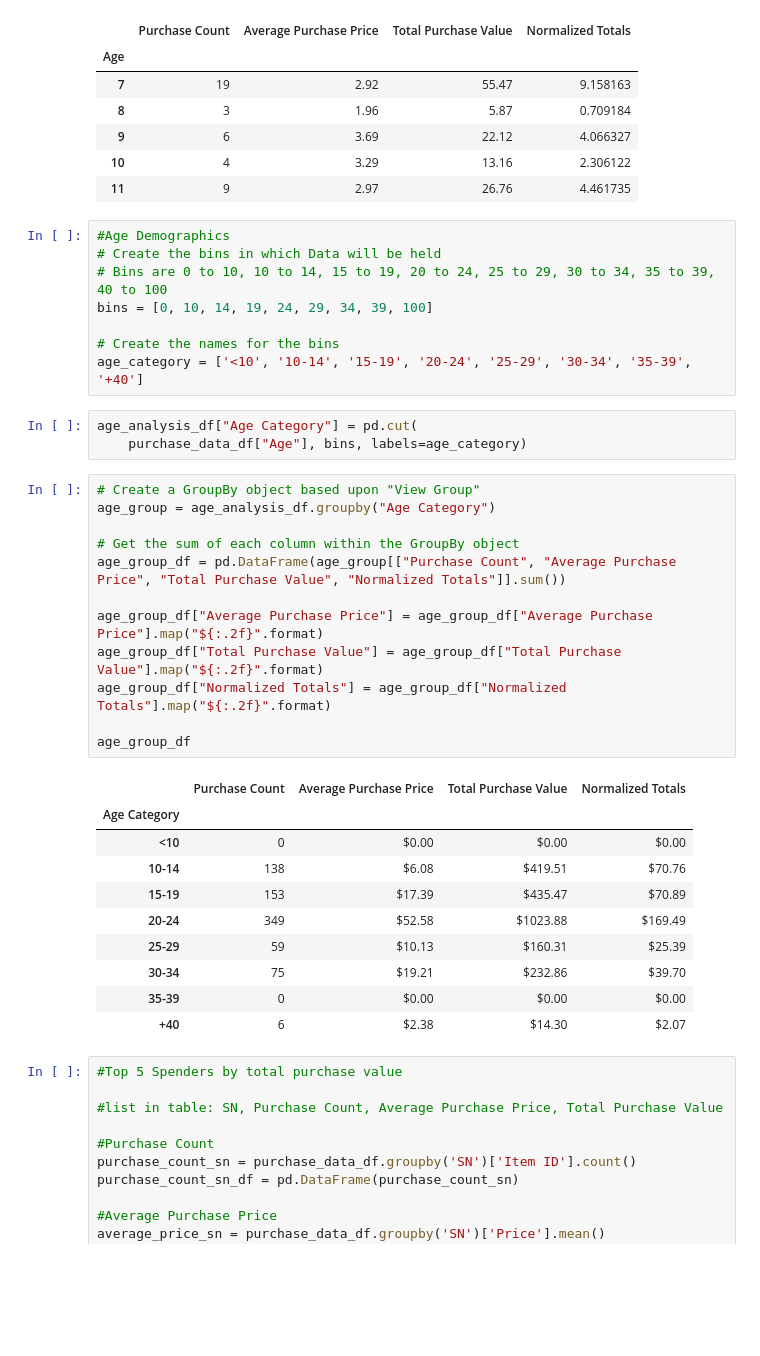
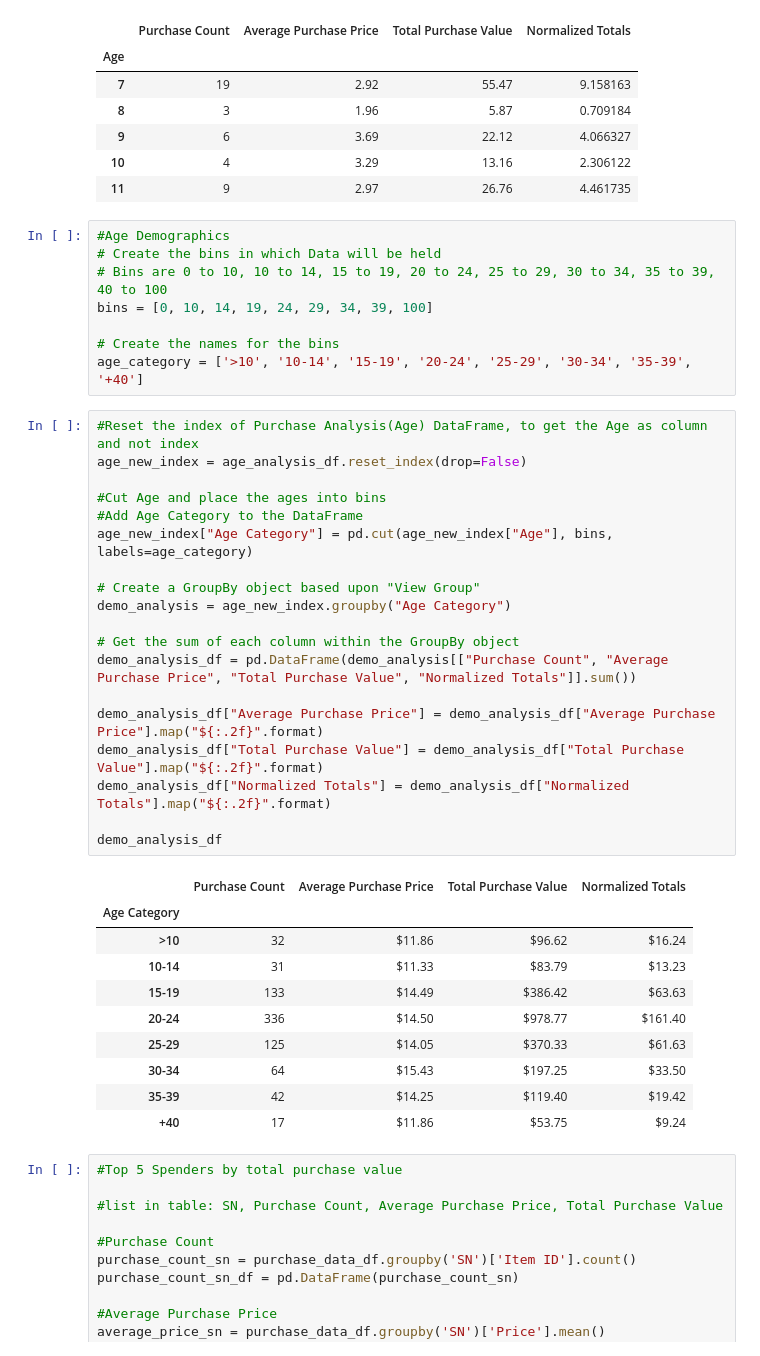
Before and after one commit to Mariamslmn/Pandas_Homework, a Jupyter notebook: heroes-homework.ipynb, the cells around one changed output. Saved outputs shown, nothing was run; the diff lists cells and outputs as text; blank space fills up the shorter version.

```diff
--- a/heroes-homework.ipynb
+++ b/heroes-homework.ipynb
@@ -160,33 +160,37 @@ age_analysis_df.head()
 bins = [0, 10, 14, 19, 24, 29, 34, 39, 100]
 
 # Create the names for the bins
-age_category = ['<10', '10-14', '15-19', '20-24', '25-29', '30-34', '35-39', '+40']
+age_category = ['>10', '10-14', '15-19', '20-24', '25-29', '30-34', '35-39', '+40']
-# %%
-age_analysis_df["Age Category"] = pd.cut(
-    purchase_data_df["Age"], bins, labels=age_category)
 # %%
+#Reset the index of Purchase Analysis(Age) DataFrame, to get the Age as column and not index
+age_new_index = age_analysis_df.reset_index(drop=False)
+
+#Cut Age and place the ages into bins
+#Add Age Category to the DataFrame
+age_new_index["Age Category"] = pd.cut(age_new_index["Age"], bins, labels=age_category)
+
 # Create a GroupBy object based upon "View Group"
-age_group = age_analysis_df.groupby("Age Category")
+demo_analysis = age_new_index.groupby("Age Category")
 
 # Get the sum of each column within the GroupBy object
-age_group_df = pd.DataFrame(age_group[["Purchase Count", "Average Purchase Price", "Total Purchase Value", "Normalized Totals"]].sum())
+demo_analysis_df = pd.DataFrame(demo_analysis[["Purchase Count", "Average Purchase Price", "Total Purchase Value", "Normalized Totals"]].sum())
 
-age_group_df["Average Purchase Price"] = age_group_df["Average Purchase Price"].map("${:.2f}".format)
-age_group_df["Total Purchase Value"] = age_group_df["Total Purchase Value"].map("${:.2f}".format)
-age_group_df["Normalized Totals"] = age_group_df["Normalized Totals"].map("${:.2f}".format)
+demo_analysis_df["Average Purchase Price"] = demo_analysis_df["Average Purchase Price"].map("${:.2f}".format)
+demo_analysis_df["Total Purchase Value"] = demo_analysis_df["Total Purchase Value"].map("${:.2f}".format)
+demo_analysis_df["Normalized Totals"] = demo_analysis_df["Normalized Totals"].map("${:.2f}".format)
 
-age_group_df
+demo_analysis_df
 # %% [output]
 |  | Purchase Count | Average Purchase Price | Total Purchase Value | Normalized Totals |
 | Age Category |  |  |  |  |
-| <10 | 0 | $0.00 | $0.00 | $0.00 |
-| 10-14 | 138 | $6.08 | $419.51 | $70.76 |
-| 15-19 | 153 | $17.39 | $435.47 | $70.89 |
-| 20-24 | 349 | $52.58 | $1023.88 | $169.49 |
-| 25-29 | 59 | $10.13 | $160.31 | $25.39 |
-| 30-34 | 75 | $19.21 | $232.86 | $39.70 |
-| 35-39 | 0 | $0.00 | $0.00 | $0.00 |
-| +40 | 6 | $2.38 | $14.30 | $2.07 |
+| >10 | 32 | $11.86 | $96.62 | $16.24 |
+| 10-14 | 31 | $11.33 | $83.79 | $13.23 |
+| 15-19 | 133 | $14.49 | $386.42 | $63.63 |
+| 20-24 | 336 | $14.50 | $978.77 | $161.40 |
+| 25-29 | 125 | $14.05 | $370.33 | $61.63 |
+| 30-34 | 64 | $15.43 | $197.25 | $33.50 |
+| 35-39 | 42 | $14.25 | $119.40 | $19.42 |
+| +40 | 17 | $11.86 | $53.75 | $9.24 |
 # %%
 #Top 5 Spenders by total purchase value
 
```
